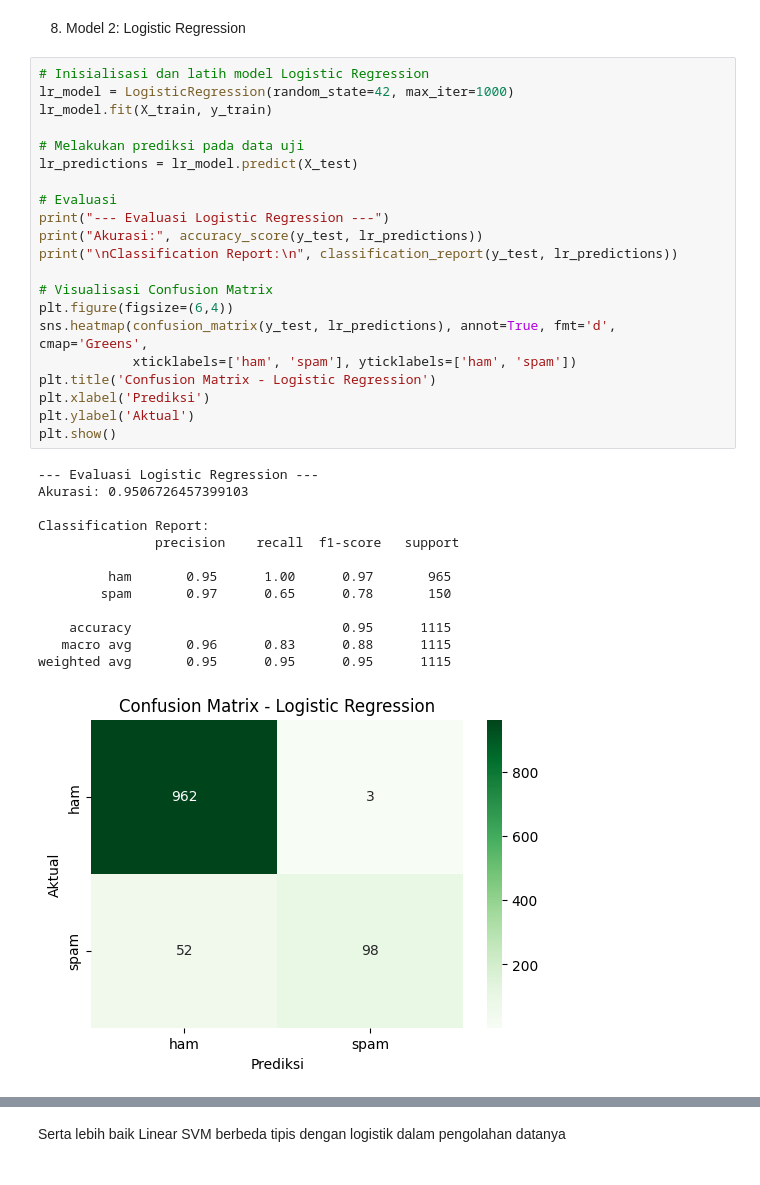
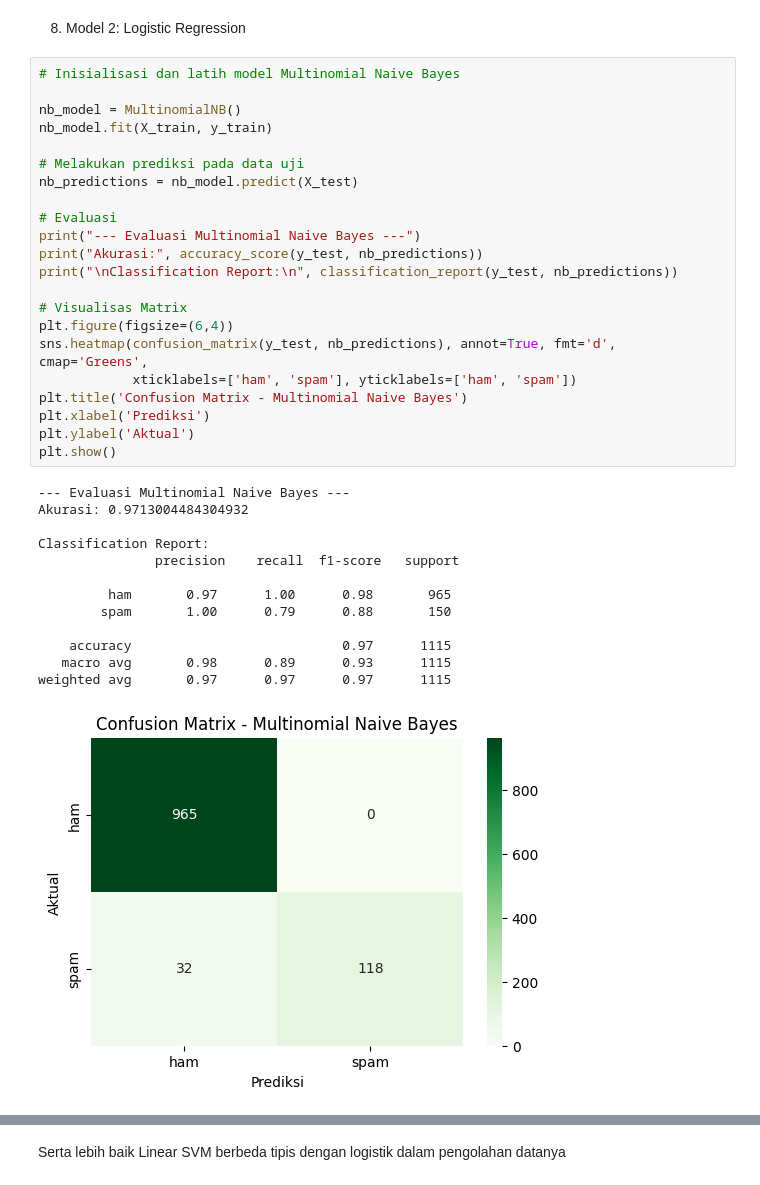
Before and after one commit to ariyaaup/SPHam, a Jupyter notebook: datates.ipynb, the cells around one changed output, grey strips where cells are left out. Drawn from its saved outputs; the diff is of its cells as text.

```diff
--- a/datates.ipynb
+++ b/datates.ipynb
@@ -192,40 +192,41 @@ weighted avg       0.98      0.98      0.98      1115
 # %% [markdown]
 8. Model 2: Logistic Regression
 # %%
-# Inisialisasi dan latih model Logistic Regression
-lr_model = LogisticRegression(random_state=42, max_iter=1000)
-lr_model.fit(X_train, y_train)
+# Inisialisasi dan latih model Multinomial Naive Bayes
+
+nb_model = MultinomialNB()
+nb_model.fit(X_train, y_train)
 
 # Melakukan prediksi pada data uji
-lr_predictions = lr_model.predict(X_test)
+nb_predictions = nb_model.predict(X_test)
 
 # Evaluasi
-print("--- Evaluasi Logistic Regression ---")
-print("Akurasi:", accuracy_score(y_test, lr_predictions))
-print("\nClassification Report:\n", classification_report(y_test, lr_predictions))
+print("--- Evaluasi Multinomial Naive Bayes ---")
+print("Akurasi:", accuracy_score(y_test, nb_predictions))
+print("\nClassification Report:\n", classification_report(y_test, nb_predictions))
 
-# Visualisasi Confusion Matrix
+# Visualisas Matrix
 plt.figure(figsize=(6,4))
-sns.heatmap(confusion_matrix(y_test, lr_predictions), annot=True, fmt='d', cmap='Greens',
+sns.heatmap(confusion_matrix(y_test, nb_predictions), annot=True, fmt='d', cmap='Greens',
             xticklabels=['ham', 'spam'], yticklabels=['ham', 'spam'])
-plt.title('Confusion Matrix - Logistic Regression')
+plt.title('Confusion Matrix - Multinomial Naive Bayes')
 plt.xlabel('Prediksi')
 plt.ylabel('Aktual')
 plt.show()
 # %% [output]
---- Evaluasi Logistic Regression ---
-Akurasi: 0.9506726457399103
+--- Evaluasi Multinomial Naive Bayes ---
+Akurasi: 0.9713004484304932
 
 Classification Report:
                precision    recall  f1-score   support
 
-         ham       0.95      1.00      0.97       965
-        spam       0.97      0.65      0.78       150
+         ham       0.97      1.00      0.98       965
+        spam       1.00      0.79      0.88       150
 
-    accuracy                           0.95      1115
-   macro avg       0.96      0.83      0.88      1115
-weighted avg       0.95      0.95      0.95      1115
+    accuracy                           0.97      1115
+   macro avg       0.98      0.89      0.93      1115
+weighted avg       0.97      0.97      0.97      1115
-[figure, old version]
+[figure, new version]
 # %%
 # 10. Perbandingan Performa Model dalam Satu Grafik
 import numpy as np
```
Also changed, not shown: parts of 6 cells of this notebook, 4 other files.
